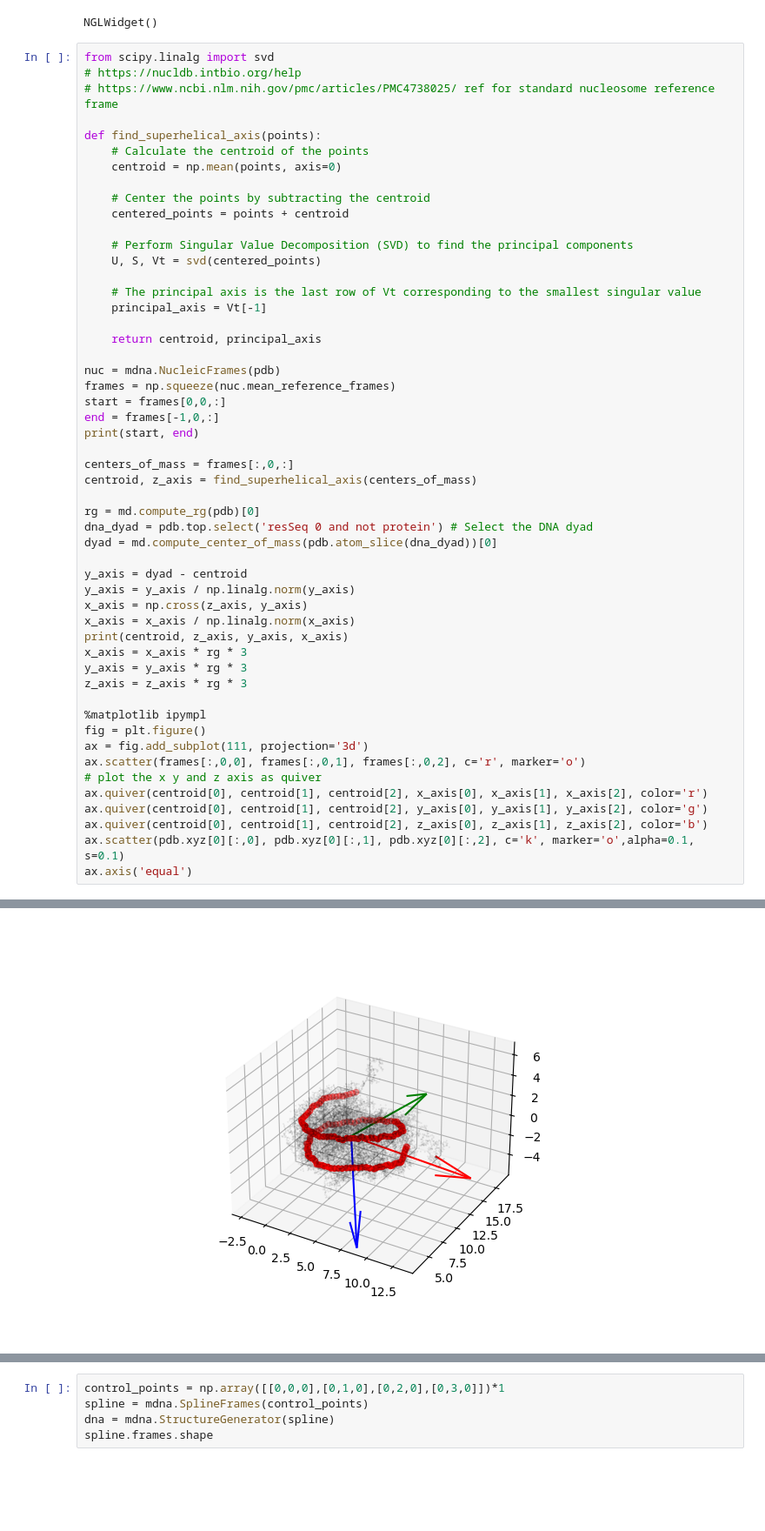
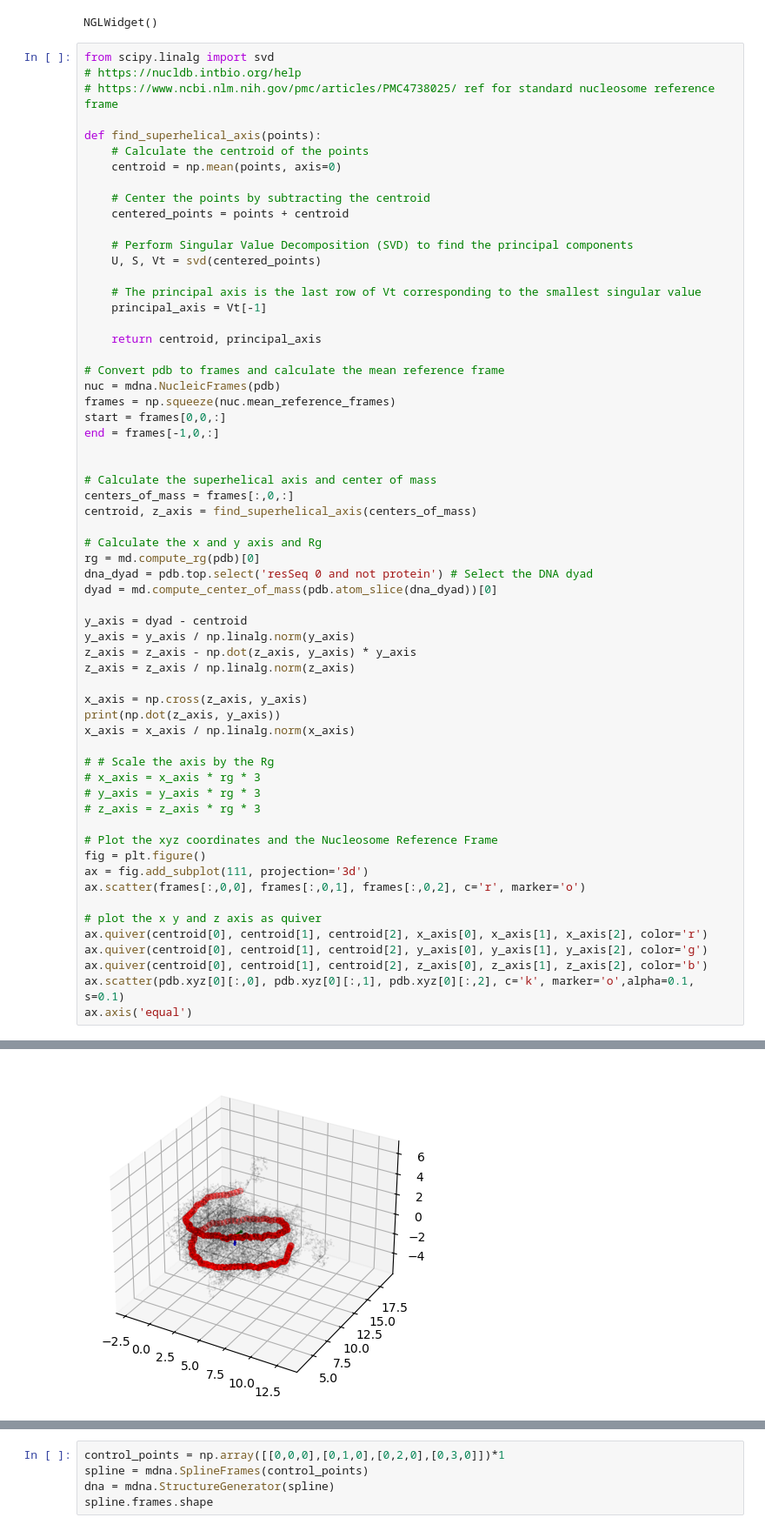
Before and after one commit to Heezch/mdna, a Jupyter notebook: studies/3_chromatin/0_chromatin_maker.ipynb, the cells around one changed output, grey strips where cells are left out. Shown at 87% size. Saved outputs shown, nothing was run; the diff lists cells and outputs as text; blank space fills up the shorter version.

```diff
--- a/studies/3_chromatin/0_chromatin_maker.ipynb
+++ b/studies/3_chromatin/0_chromatin_maker.ipynb
@@ -42,32 +42,41 @@ def find_superhelical_axis(points):
 
     return centroid, principal_axis
 
+# Convert pdb to frames and calculate the mean reference frame
 nuc = mdna.NucleicFrames(pdb)
 frames = np.squeeze(nuc.mean_reference_frames)
 start = frames[0,0,:]
 end = frames[-1,0,:]
-print(start, end)
 
+
+# Calculate the superhelical axis and center of mass
 centers_of_mass = frames[:,0,:]
 centroid, z_axis = find_superhelical_axis(centers_of_mass)
 
+# Calculate the x and y axis and Rg
 rg = md.compute_rg(pdb)[0]
 dna_dyad = pdb.top.select('resSeq 0 and not protein') # Select the DNA dyad
 dyad = md.compute_center_of_mass(pdb.atom_slice(dna_dyad))[0]
 
 y_axis = dyad - centroid
 y_axis = y_axis / np.linalg.norm(y_axis)
+z_axis = z_axis - np.dot(z_axis, y_axis) * y_axis
+z_axis = z_axis / np.linalg.norm(z_axis)
+
 x_axis = np.cross(z_axis, y_axis)
+print(np.dot(z_axis, y_axis))
 x_axis = x_axis / np.linalg.norm(x_axis)
-print(centroid, z_axis, y_axis, x_axis)
-x_axis = x_axis * rg * 3
-y_axis = y_axis * rg * 3
-z_axis = z_axis * rg * 3
 
-%matplotlib ipympl
+# # Scale the axis by the Rg
+# x_axis = x_axis * rg * 3
+# y_axis = y_axis * rg * 3
+# z_axis = z_axis * rg * 3
+
+# Plot the xyz coordinates and the Nucleosome Reference Frame
 fig = plt.figure()
 ax = fig.add_subplot(111, projection='3d')
 ax.scatter(frames[:,0,0], frames[:,0,1], frames[:,0,2], c='r', marker='o')
+
 # plot the x y and z axis as quiver
 ax.quiver(centroid[0], centroid[1], centroid[2], x_axis[0], x_axis[1], x_axis[2], color='r')
 ax.quiver(centroid[0], centroid[1], centroid[2], y_axis[0], y_axis[1], y_axis[2], color='g')
@@ -80,7 +88,7 @@ ax.axis('equal')
 (-3.0711494803428643,
  14.029449474811553,
  2.577000069618226,
  19.677599024772643,
  -5.87622463107109,
  6.949224585294723)
-[figure, old version]
+[figure, new version]
```
Also changed, not shown: parts of 9 cells of this notebook, 10 other files.
